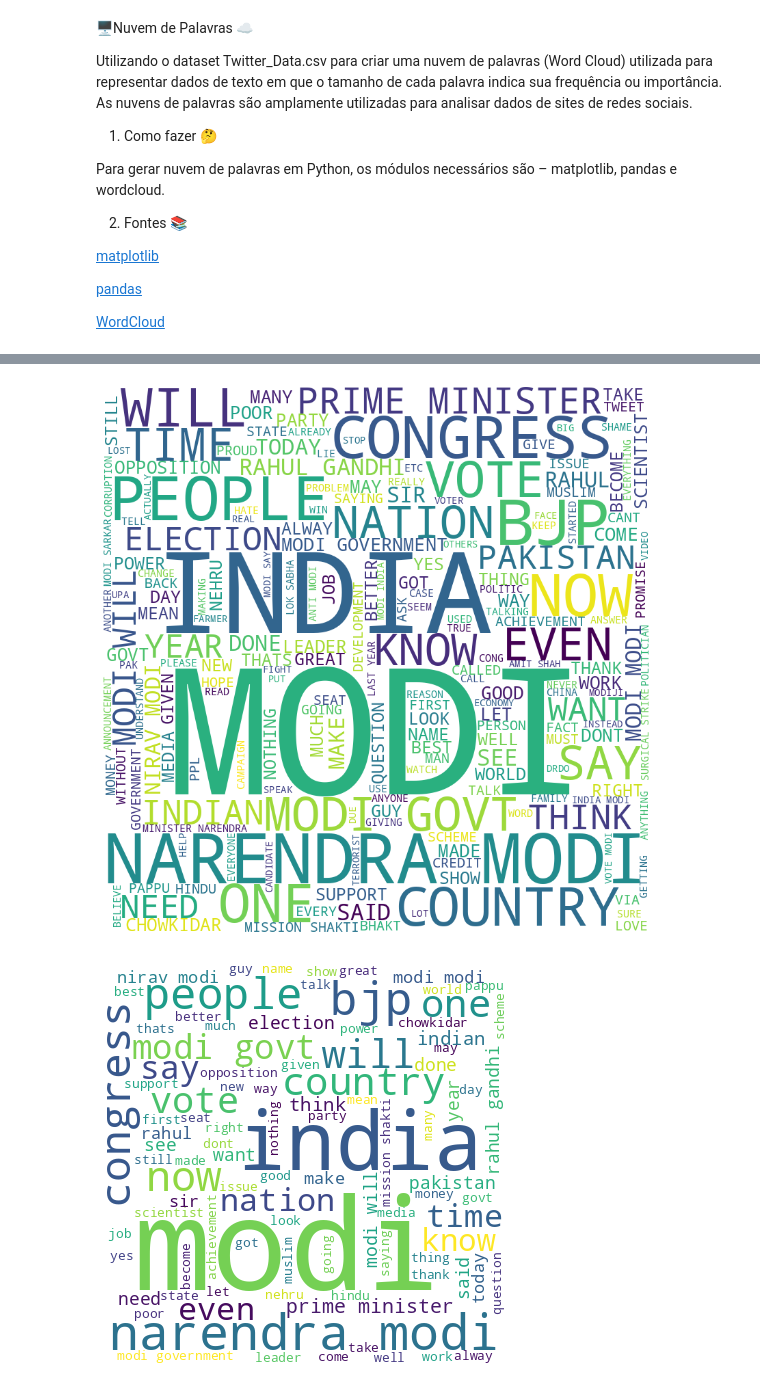
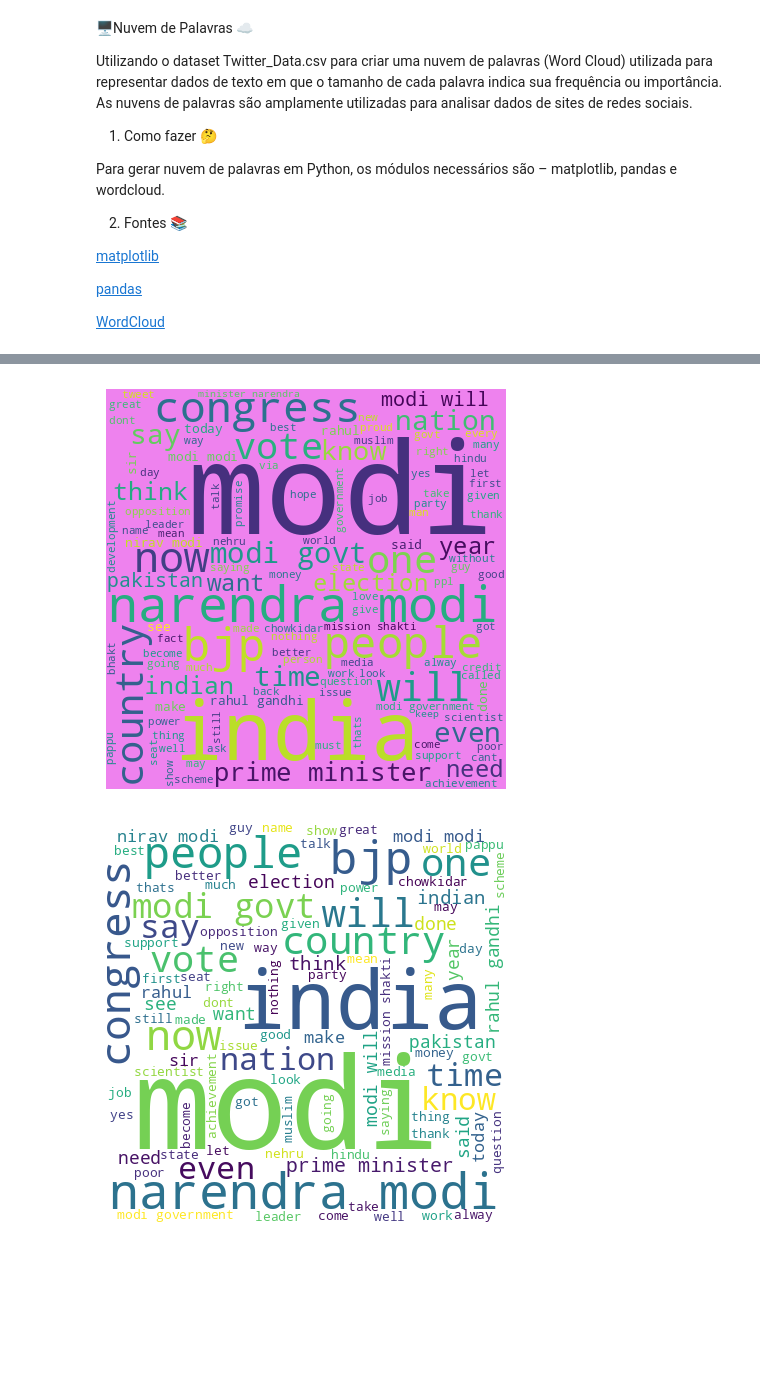
Before and after one commit to marianatiele/Estudos_AM_Projetos, a Jupyter notebook: 15_Projeto_NuvemPalavrasipynb.ipynb, the cells around one changed output, grey strips where cells are left out. Drawn from its saved outputs; the diff is of its cells as text; code cells hidden in the pictures; blank space fills up the shorter version.

Commit message:
Nuvem de palavras com Word Cloud com Python, dataset Twitter

```diff
--- a/15_Projeto_NuvemPalavrasipynb.ipynb
+++ b/15_Projeto_NuvemPalavrasipynb.ipynb
@@ -48,5 +38,5 @@ dados
 # %%
-#Criando a nuvem de palavras
+#Variavel vazia,
 coment = ''
 stopwords = set(STOPWORDS)
 #Usa a coluna de comentrarios
@@ -60,24 +50,25 @@ for x in dados.clean_text:
 
     # Converte para  lowercase ou upper
     for i in range(len(tokens)):
-        tokens[i] = tokens[i].upper()
+        tokens[i] = tokens[i].lower()
 
     coment += " ".join(tokens)+" "
-
-wordcloud = WordCloud(width = 800, height = 800,
-                background_color ='white',
-                stopwords = stopwords,
-                min_font_size = 10).generate(coment)
-
-# plot the WordCloud image
-plt.figure(figsize = (8, 8), facecolor = None)
-plt.imshow(wordcloud)
-plt.axis("off")
-plt.tight_layout(pad = 0)
-
-plt.show()
-# %% [output]
-[figure, removed]
+# %%
+#Criando a nuvem de palavras
+wordcloud = WordCloud(width = 400, height = 400,
+                background_color ='violet',
+                stopwords = stopwords,
+                min_font_size = 10).generate(coment)
+# %%
+# Criando a imagem do wordcloud
+plt.figure(figsize = (4, 4), facecolor = None)
+plt.imshow(wordcloud)
+plt.axis("off")
+plt.tight_layout(pad = 0)
+
+plt.show()
+# %% [output]
+[figure, added]
 # %%
 coment = ''
 stopwords = set(STOPWORDS)
```
Also changed, not shown: parts of 1 cell of this notebook.
